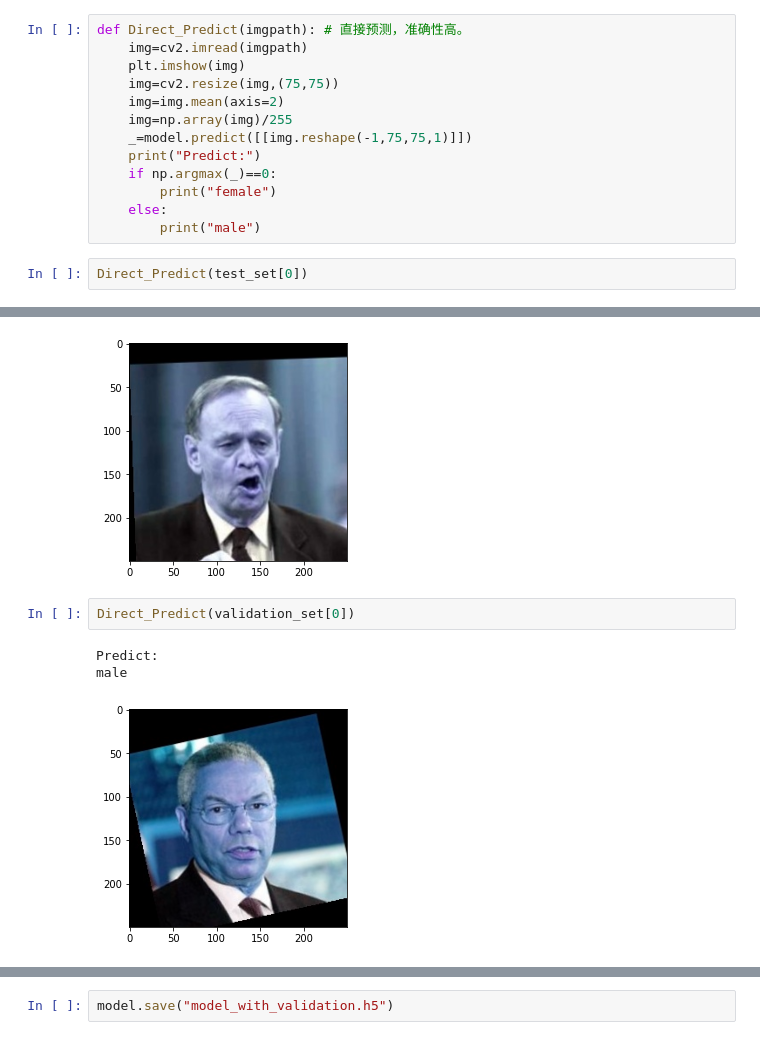
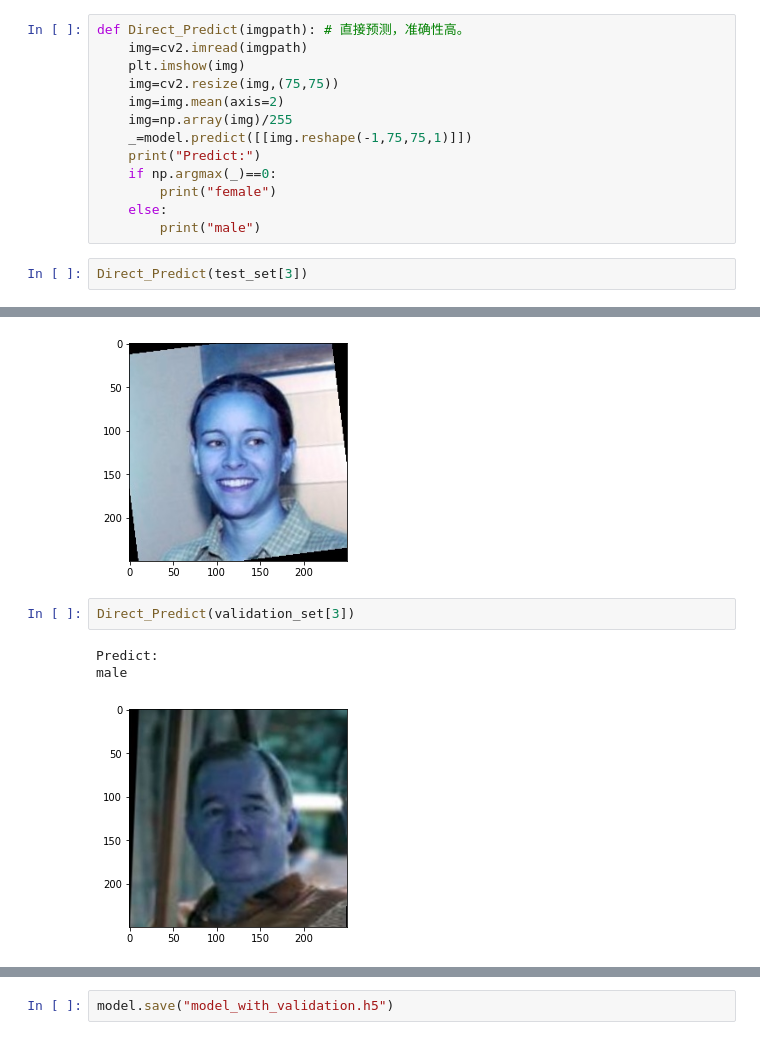
Before and after one commit to TCL606/Gender_Recognition, a Jupyter notebook: Gender_Recognition.ipynb, the cells around one changed output, grey strips where cells are left out. Drawn from its saved outputs; the diff is of its cells as text.

```diff
--- a/Gender_Recognition.ipynb
+++ b/Gender_Recognition.ipynb
@@ -240,5 +241,5 @@ def Direct_Predict(imgpath): # 直接预测，准确性高。
     else:
         print("male")
 # %%
-Direct_Predict(test_set[0])
+Direct_Predict(test_set[3])
 # %% [output]
@@ -248,8 +248,8 @@ male
-[figure, old version]
+[figure, new version]
 # %%
-Direct_Predict(validation_set[0])
+Direct_Predict(validation_set[3])
 # %% [output]
 Predict:
 male
-[figure, old version]
+[figure, new version]
 # %%
```
Also changed, not shown: parts of 5 cells of this notebook.
